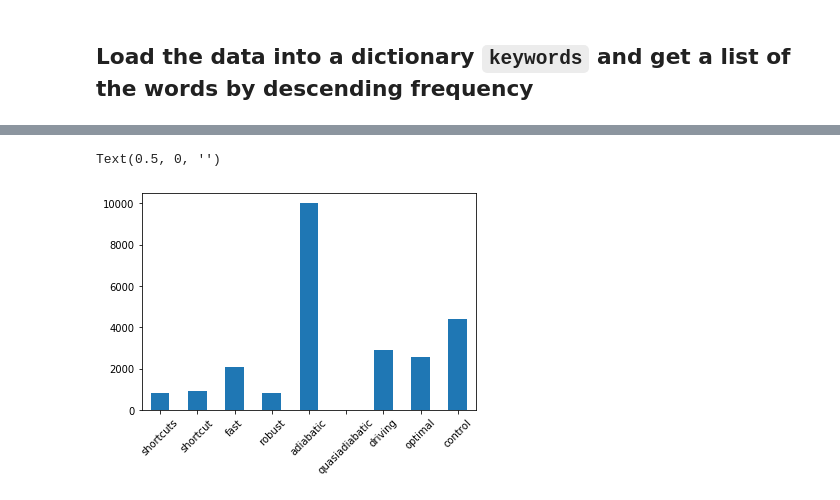
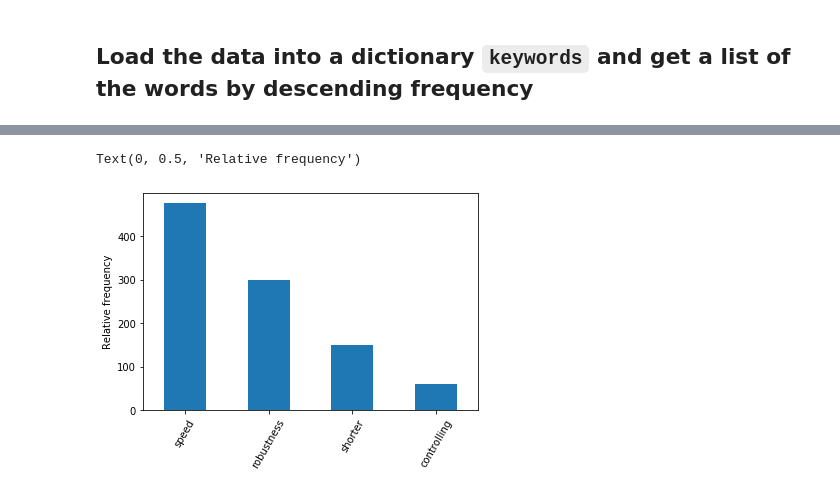
Before and after one commit to Miguel-ASM/LaTeXCounter-py, a Jupyter notebook: STA_papers_2.ipynb, the cells around one changed output, grey strips where cells are left out. Drawn from its saved outputs; the diff is of its cells as text; code cells hidden in the pictures.

```diff
--- a/STA_papers_2.ipynb
+++ b/STA_papers_2.ipynb
@@ -57,0 +68,6 @@ my_words_data
+# %%
+eliminated_stop_words = dict()
+for word in stop_words:
+    count = keywords.pop(word,0)
+    if count:
+        eliminated_stop_words[word] = count
@@ -57,0 +90,5 @@ my_words_data
+# %%
+eliminated_less_than_3_chars = dict()
+for word in list(keywords.keys()):
+    if len(word)<3:
+        eliminated_less_than_3_chars[word] = keywords.pop(word)
@@ -57,0 +111,24 @@ my_words_data
+# %%
+my_words = [
+    'shorter',
+    'controlling',
+    'robustness',
+    'speed',
+]
+
+
+#Raw counts for each word
+my_words_data = [keywords.get(word,0) for word in my_words]
+
+#Weights given by the number of papers in which the words are found
+with open('keywords_papers.json','r') as json_file:
+    json_str = json_file.read()
+    keywords_papers = json.loads(json_str)
+
+
+weights = [len(keywords_papers.get(word,[])) for word in my_words]
+
+
+df = pd.DataFrame({'Words':my_words,'Counts':my_words_data,'Weights':weights,'Weighted Counts':np.array(weights)*np.array(my_words_data)})
+df.sort_values(by=['Weighted Counts'],ascending=False,inplace=True)
+df
@@ -58,7 +141,8 @@ my_words_data
 # %%
-df = pd.DataFrame({'lab':my_words, 'val':my_words_data})
-ax = df.plot.bar(x='lab', y='val', rot=45,legend=False)
+
+ax = df.plot.bar(x='Words', y='Counts', rot=60,legend=False)
 plt.xlabel("")
+plt.ylabel("Relative frequency")
 # %% [output]
-Text(0.5, 0, '')
+Text(0, 0.5, 'Relative frequency')
-[figure, old version]
+[figure, new version]
```
Also changed, not shown: parts of 16 cells of this notebook, 7 other files.
